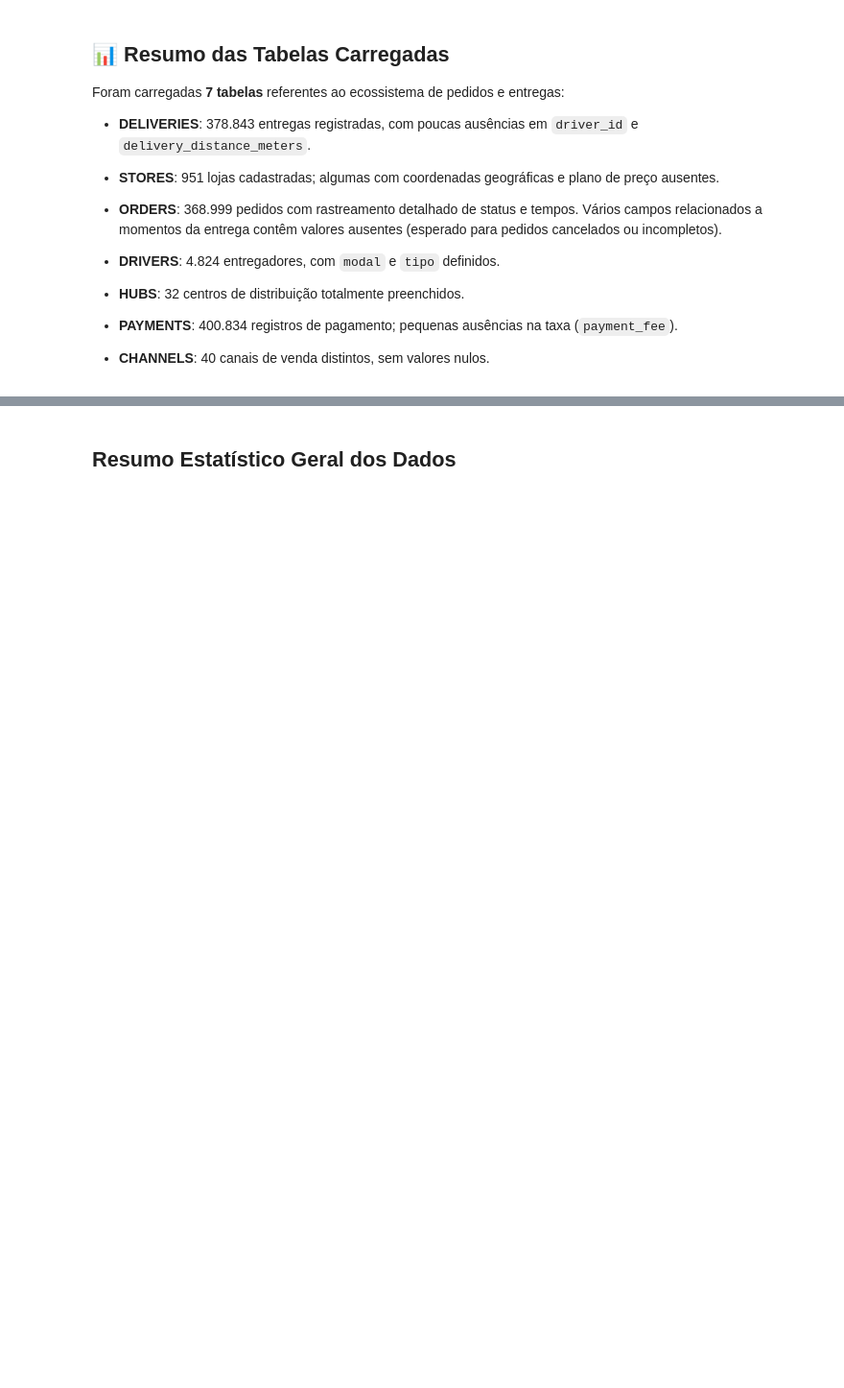
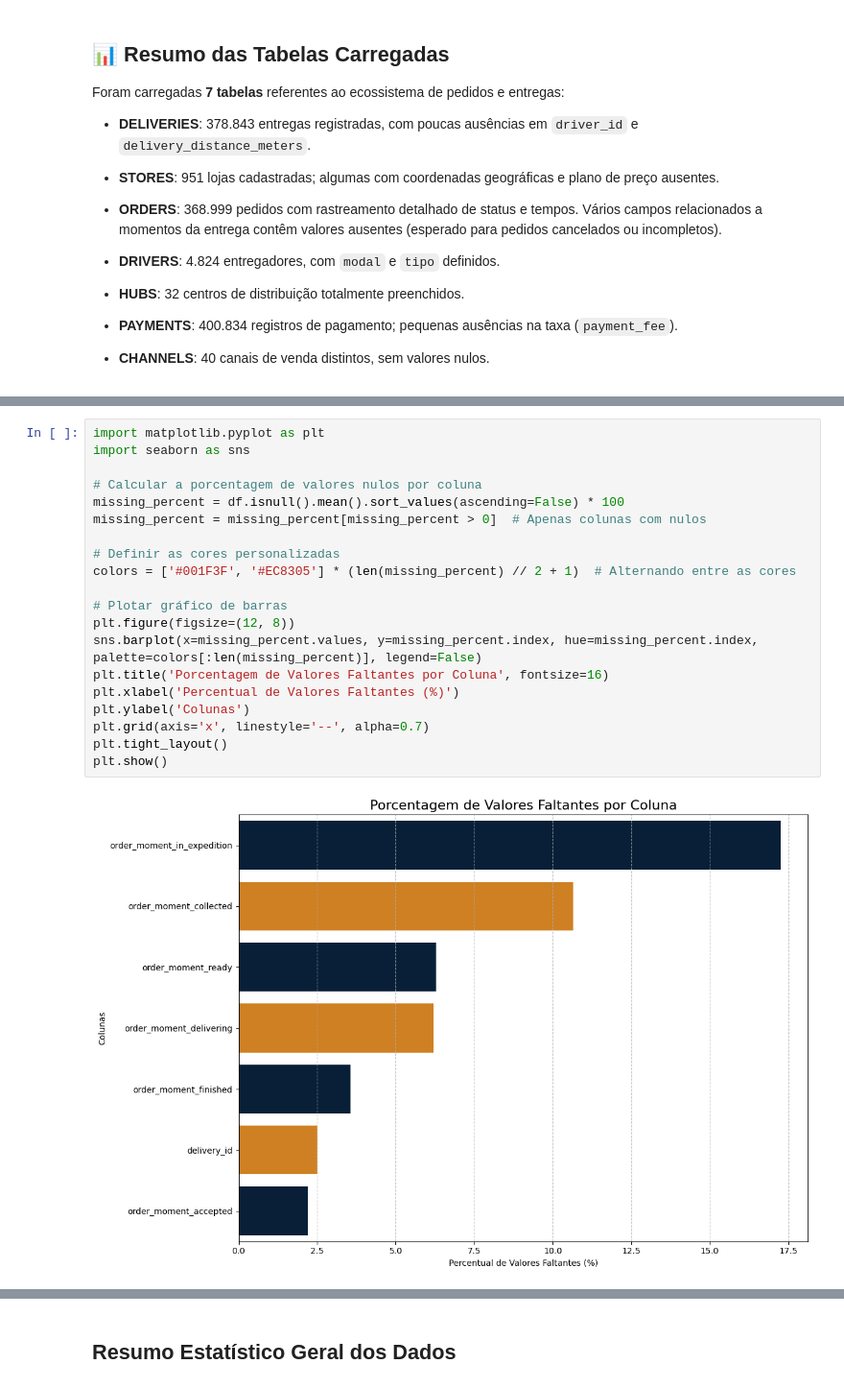
Before and after one commit to joao-paulo-alt/challenge-fiap, a Jupyter notebook: notebooks/05-Análise_Exploratória.ipynb, the cells around one changed output, grey strips where cells are left out. Shown: that part at 96% size. Drawn from its saved outputs; the diff is of its cells as text; blank space fills up the shorter version.

```diff
--- a/notebooks/05-Análise_Exploratória.ipynb
+++ b/notebooks/05-Análise_Exploratória.ipynb
@@ -133,0 +255,22 @@ Foram carregadas **7 tabelas** referentes ao ecossistema de pedidos e entregas:
+# %%
+import matplotlib.pyplot as plt
+import seaborn as sns
+
+# Calcular a porcentagem de valores nulos por coluna
+missing_percent = df.isnull().mean().sort_values(ascending=False) * 100
+missing_percent = missing_percent[missing_percent > 0]  # Apenas colunas com nulos
+
+# Definir as cores personalizadas
+colors = ['#001F3F', '#EC8305'] * (len(missing_percent) // 2 + 1)  # Alternando entre as cores
+
+# Plotar gráfico de barras
+plt.figure(figsize=(12, 8))
+sns.barplot(x=missing_percent.values, y=missing_percent.index, hue=missing_percent.index, palette=colors[:len(missing_percent)], legend=False)
+plt.title('Porcentagem de Valores Faltantes por Coluna', fontsize=16)
+plt.xlabel('Percentual de Valores Faltantes (%)')
+plt.ylabel('Colunas')
+plt.grid(axis='x', linestyle='--', alpha=0.7)
+plt.tight_layout()
+plt.show()
+# %% [output]
+[figure, added]
```
Also changed, not shown: parts of 39 cells of this notebook.
